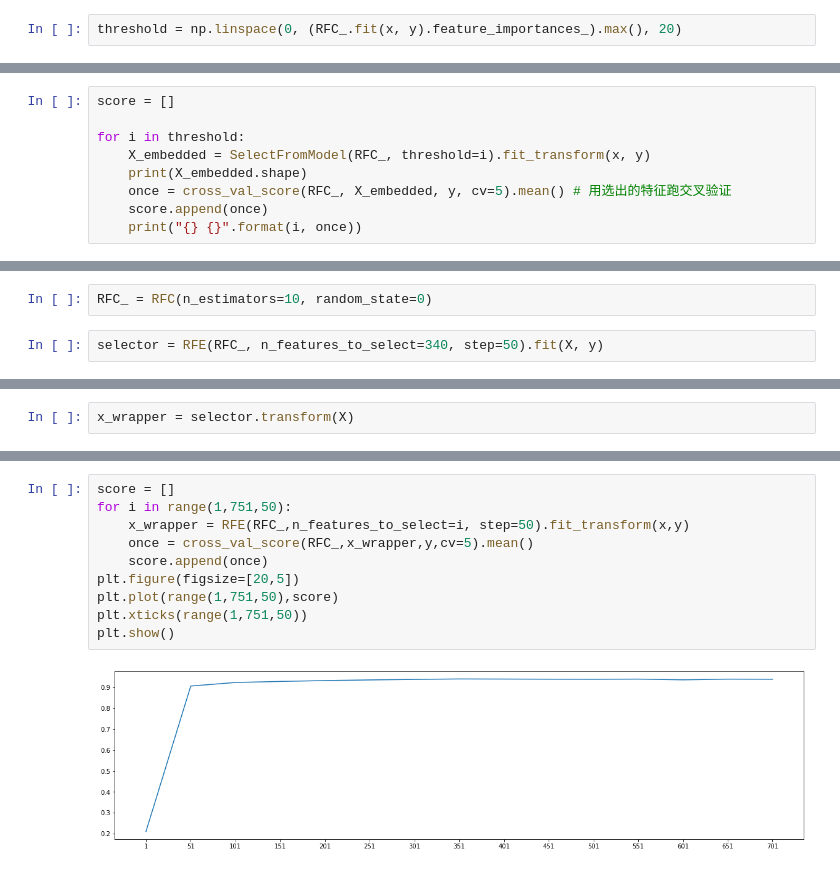
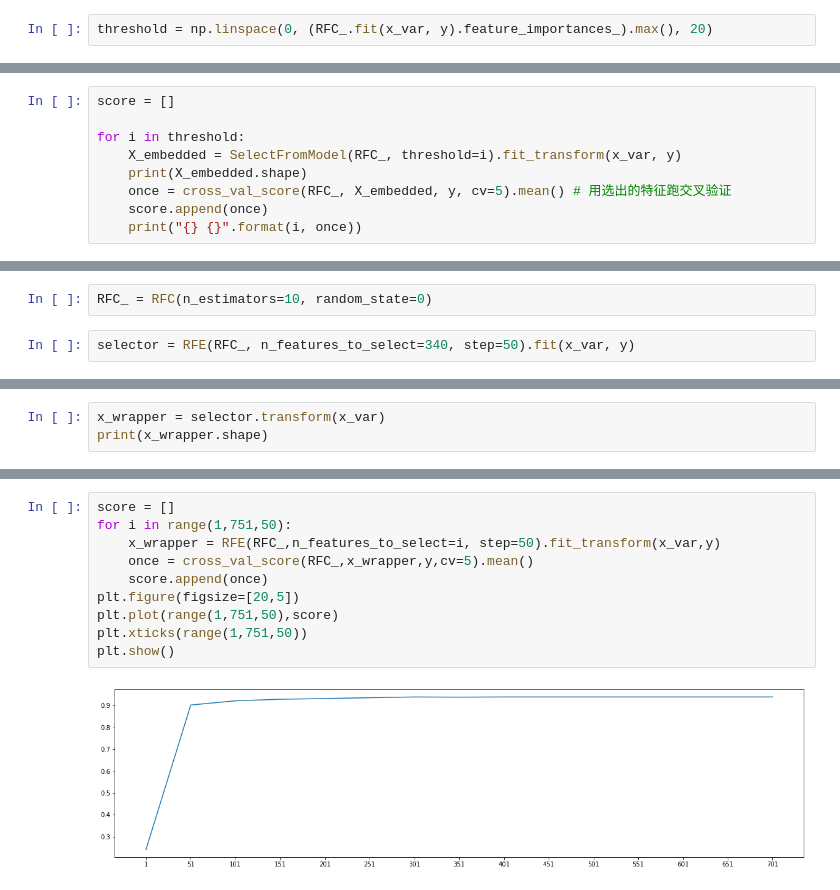
Before and after one commit to FennelDumplings/sklearn_lab, a Jupyter notebook: feature_selection.ipynb, the cells around one changed output, grey strips where cells are left out. Cells and saved outputs as stored; diff of their text form.

```diff
--- a/feature_selection.ipynb
+++ b/feature_selection.ipynb
@@ -312,2 +186,2 @@ array([0.00000000e+00, 0.00000000e+00, 0.00000000e+00, 0.00000000e+00,
 # %%
-threshold = np.linspace(0, (RFC_.fit(x, y).feature_importances_).max(), 20)
+threshold = np.linspace(0, (RFC_.fit(x_var, y).feature_importances_).max(), 20)
@@ -322,7 +189,7 @@ array([0.        , 0.00067177, 0.00134354, 0.00201531, 0.00268707,
 score = []
 
 for i in threshold:
-    X_embedded = SelectFromModel(RFC_, threshold=i).fit_transform(x, y)
+    X_embedded = SelectFromModel(RFC_, threshold=i).fit_transform(x_var, y)
     print(X_embedded.shape)
     once = cross_val_score(RFC_, X_embedded, y, cv=5).mean() # 用选出的特征跑交叉验证
     score.append(once)
@@ -363,5 +229,5 @@ from sklearn.feature_selection import RFE
 # %%
 RFC_ = RFC(n_estimators=10, random_state=0)
 # %%
-selector = RFE(RFC_, n_features_to_select=340, step=50).fit(X, y)
+selector = RFE(RFC_, n_features_to_select=340, step=50).fit(x_var, y)
 # %%
@@ -391,2 +241,3 @@ array([ 1,  6,  6,  6,  6,  6,  6,  6,  6,  6,  6,  6,  6,  6,  6,  6,  6,
 # %%
-x_wrapper = selector.transform(X)
+x_wrapper = selector.transform(x_var)
+print(x_wrapper.shape)
@@ -397,12 +250,12 @@ cross_val_score(RFC_, x_wrapper, y, cv=5).mean()
 # %%
 score = []
 for i in range(1,751,50):
-    x_wrapper = RFE(RFC_,n_features_to_select=i, step=50).fit_transform(x,y)
+    x_wrapper = RFE(RFC_,n_features_to_select=i, step=50).fit_transform(x_var,y)
     once = cross_val_score(RFC_,x_wrapper,y,cv=5).mean()
     score.append(once)
 plt.figure(figsize=[20,5])
 plt.plot(range(1,751,50),score)
 plt.xticks(range(1,751,50))
 plt.show()
 # %% [output]
-[figure, old version]
+[figure, new version]
```
Also changed, not shown: parts of 66 cells of this notebook, 4 other files.
